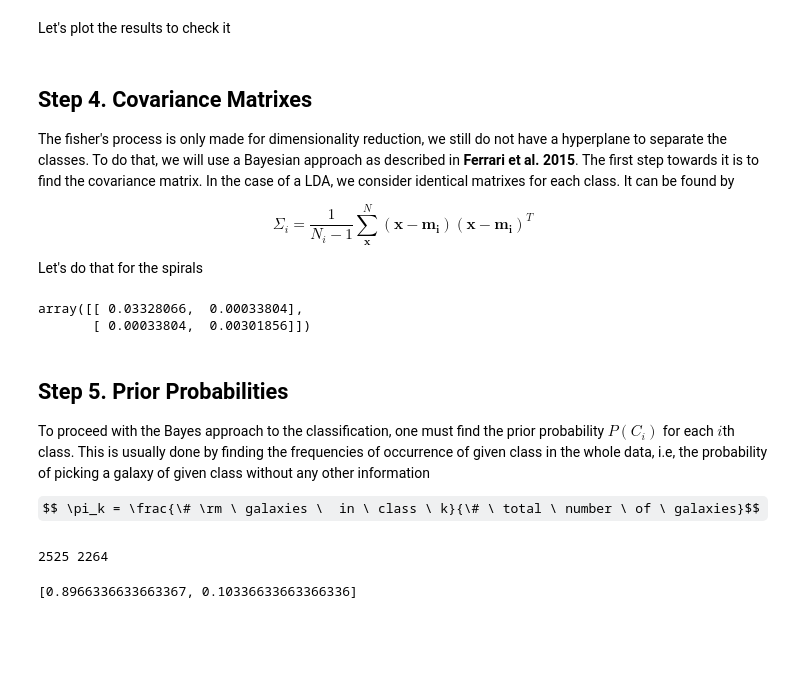
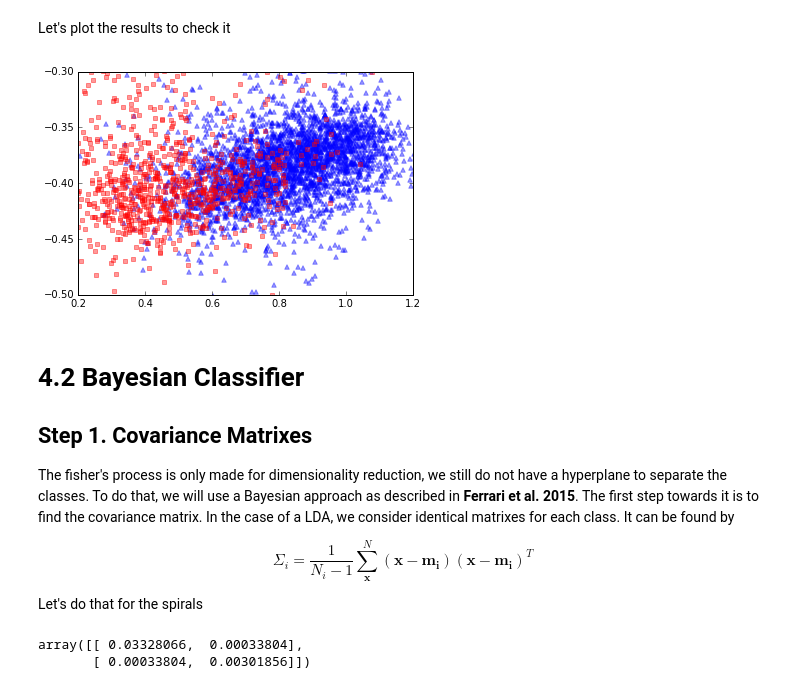
Before and after one commit to astroferreira/mfmtk-utils, a Jupyter notebook: notebooks/FERENGI Data Reduction.ipynb, the cells around one changed output. Drawn from its saved outputs; the diff is of its cells as text; code cells hidden in the pictures; some formulas as TeX source; blank space fills up the shorter version.

```diff
--- a/notebooks/FERENGI Data Reduction.ipynb
+++ b/notebooks/FERENGI Data Reduction.ipynb
@@ -43,7 +47,7 @@ from mfmtkutils import *
 # %% [markdown]
 Setting up Paths, Redshift Steps and Class Information
 # %%
-path = '/data/catalogs/FERENGI/SDSS/noflux/'
+path = '/data/catalogs/FERENGI/flux/'
 
 
 redshifts = ['0.02', '0.03', '0.04', '0.05', '0.06', '0.07', '0.08', '0.09', '0.10', '0.12',
@@ -51,7 +55,7 @@ redshifts = ['0.02', '0.03', '0.04', '0.05', '0.06', '0.07', '0.08', '0.09', '0.
 
 z = np.array(redshifts).astype(float)
 
-T_type = np.loadtxt('/data/datasets/EFIGI_attributes.txt', usecols=[0, 1, 2, 3], dtype=str).T
+T_type = np.loadtxt('/data/data_tables/EFIGI_attributes.txt', usecols=[0, 1, 2, 3], dtype=str).T
 # %% [markdown]
 Which parameters do we need? (in order)
 # %%
@@ -446,11 +452,6 @@ Here, I am following the step-by-step guide for LDA available from [Raschka](htt
 data = catalog(path='/data/catalogs/1024_r.mfmtk')
 params = ['C1', 'A3', 'S3', 'H', 'sigma_psi']
 galaxies = data.raw_catalog[0]
-colors = np.zeros_like(galaxies)
-for i, gal in enumerate(galaxies):
-    if gal in set(T_type[0]):
-        colors[i] = T_type[1][np.where(gal == T_type[0])][0]
-colors = colors.astype(float)
 
 classes = classes_indexes(galaxies, T_type)
 data = data.param_selection(params)
@@ -465,3 +464,5 @@ N = 5
+# %%
+N = data.shape[1]
 # %% [markdown]
 ## Step 0: Feature Selection
 # %% [markdown]
@@ -544,8 +545,20 @@ Transform our data into our new space generated by the eigenvectors selected
 X_lda = data.dot(W)
 # %% [markdown]
 Let's plot the results to check it
+# %%
+plt.xlim(0.2, 1.2)
+plt.ylim(-0.5, -0.3)
+for label, marker, color in zip(classes, ('^', 's'),('blue', 'red')):
+       plt.scatter(x=X_lda[:,0].real[label],
+                    y=X_lda[:,1].real[label],
+                    marker=marker,
+                    color=color,
+                    alpha=0.4)
+# %% [output]
+[figure, added]
 # %% [markdown]
-## Step 4. Covariance Matrixes
+# 4.2 Bayesian Classifier
+## Step 1. Covariance Matrixes
 
 The fisher's process is only made for dimensionality reduction, we still do not have a hyperplane to separate the classes. To do that, we will use a Bayesian approach as described in **Ferrari et al. 2015**. The first step towards it is to find the covariance matrix. In the case of a LDA, we consider identical matrixes for each class. It can be found by
 
@@ -568,19 +581,3 @@ SIGMA
 # %% [output]
 array([[ 0.03328066,  0.00033804],
        [ 0.00033804,  0.00301856]])
-# %% [markdown]
-## Step 5. Prior Probabilities
-
-To proceed with the Bayes approach to the classification, one must find the prior probability $P(C_i)$ for each $i$th class. This is usually done by finding the frequencies of occurrence of given class in the whole data, i.e, the probability of picking a galaxy of given class without any other information
-
-$$ \pi_k = \frac{\# \rm \ galaxies \  in \ class \ k}{\# \ total \ number \ of \ galaxies}$$
-# %%
-Ntot = data.real[classes[0]].shape[0] + data.real[classes[1]].shape[0]
-print Ntot, data.real[classes[0]].shape[0]
-prior = []
-for c in classes:
-    prior.append(data.real[c].shape[0]/Ntot)
-prior
-# %% [output]
-2525 2264
-[0.8966336633663367, 0.10336633663366336]
```
Also changed, not shown: parts of 87 cells of this notebook, 2 other files.
